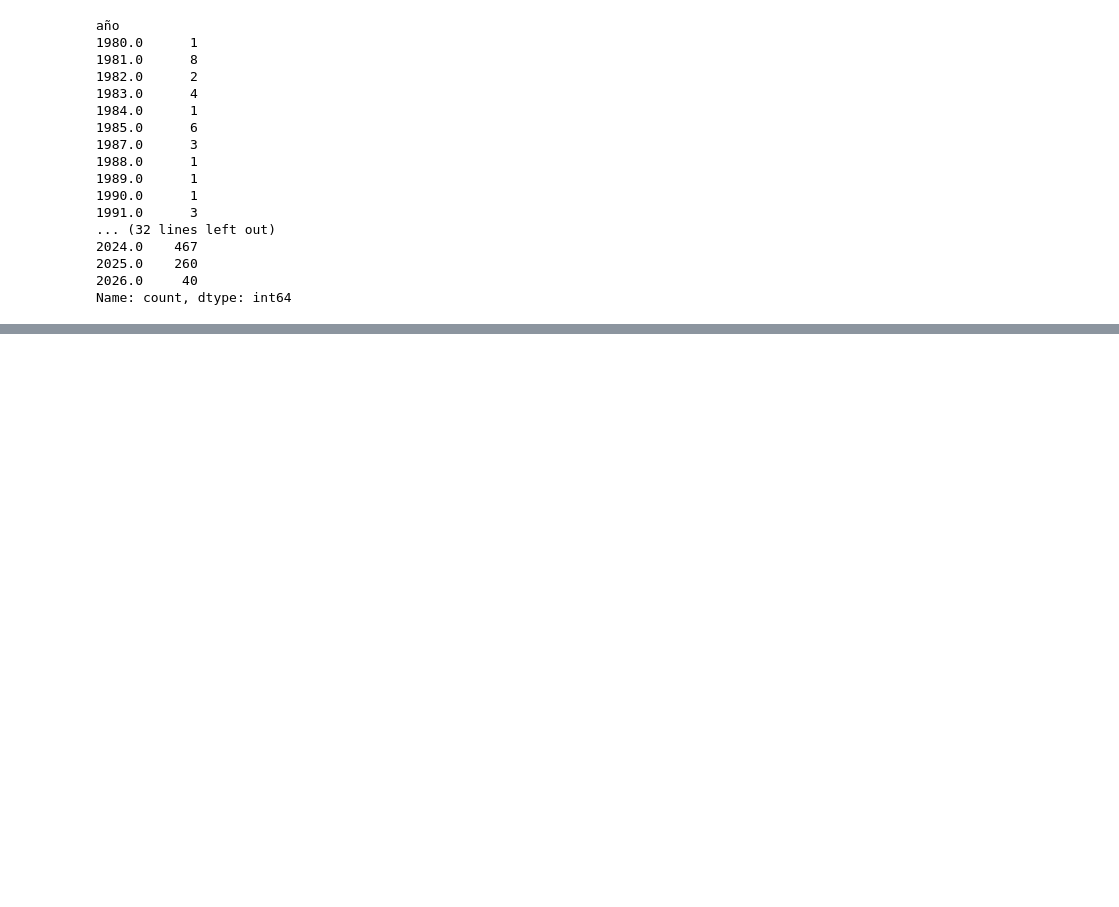
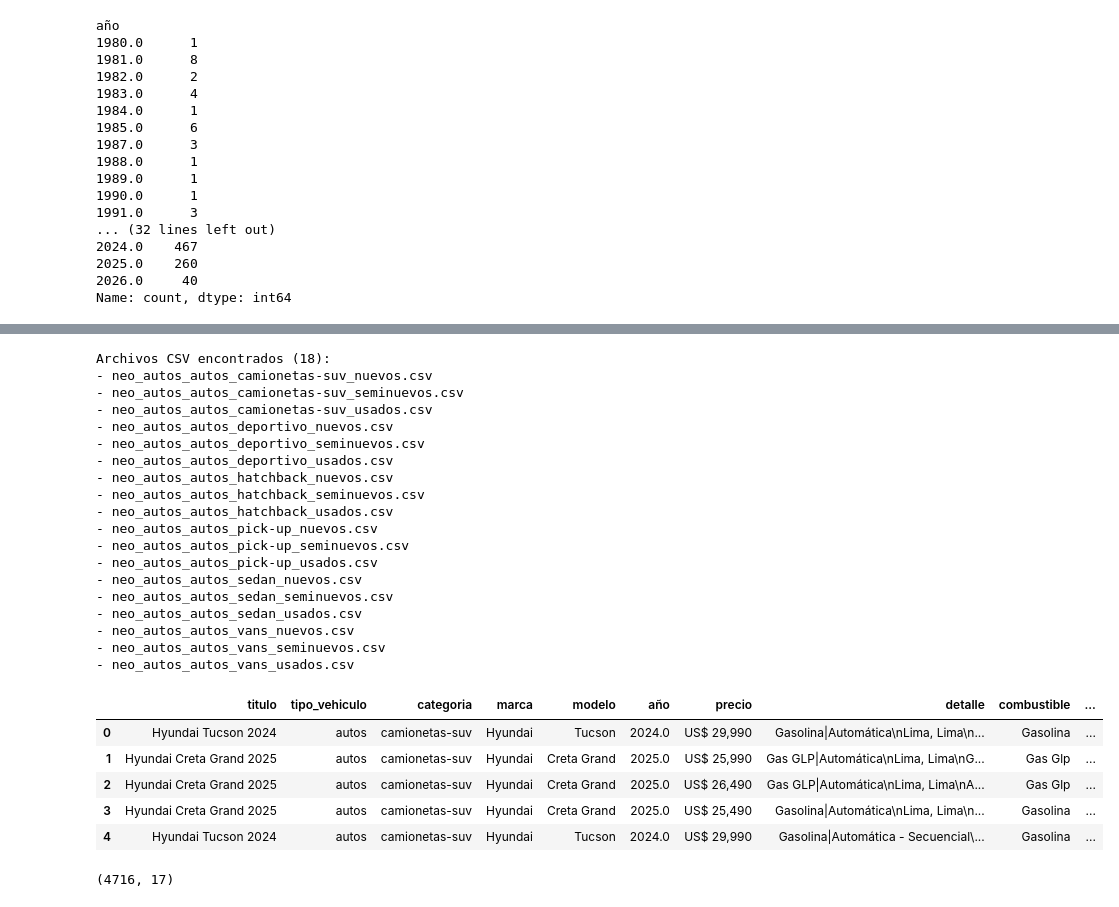
Before and after one commit to RH-007/vehiculos, a Jupyter notebook: process.ipynb, the cells around one changed output, grey strips where cells are left out. Saved outputs shown, nothing was run; the diff lists cells and outputs as text; code cells hidden in the pictures; blank space fills up the shorter version.

```diff
--- a/process.ipynb
+++ b/process.ipynb
@@ -278,0 +286,4 @@ data_final.to_excel("neo_autos.xlsx", index=False)
+# %%
+rutas = Path(rf"C:\Users\PC\Desktop\Proyectos\Proyectos_Py\7.Analisis_Autos\vehiculos\data\categoria")
+archivos_csv = list(rutas.glob('*.csv'))
+archivos_csv
@@ -278,0 +309,44 @@ data_final.to_excel("neo_autos.xlsx", index=False)
+# %%
+if not archivos_csv:
+    print(f"No se encontraron archivos CSV en la ruta: {rutas}")
+else:
+    print(f"Archivos CSV encontrados ({len(archivos_csv)}):")
+    for archivo in archivos_csv:
+        print(f"- {archivo.name}")
+
+    lista_de_dfs = [pd.read_csv(archivo, sep = "|") for archivo in archivos_csv]
+
+    df_combinado = pd.concat(lista_de_dfs, ignore_index=True)
+
+
+df_combinado.head()
+# %% [output]
+Archivos CSV encontrados (18):
+- neo_autos_autos_camionetas-suv_nuevos.csv
+- neo_autos_autos_camionetas-suv_seminuevos.csv
+- neo_autos_autos_camionetas-suv_usados.csv
+- neo_autos_autos_deportivo_nuevos.csv
+- neo_autos_autos_deportivo_seminuevos.csv
+- neo_autos_autos_deportivo_usados.csv
+- neo_autos_autos_hatchback_nuevos.csv
+- neo_autos_autos_hatchback_seminuevos.csv
+- neo_autos_autos_hatchback_usados.csv
+- neo_autos_autos_pick-up_nuevos.csv
+- neo_autos_autos_pick-up_seminuevos.csv
+- neo_autos_autos_pick-up_usados.csv
+- neo_autos_autos_sedan_nuevos.csv
+- neo_autos_autos_sedan_seminuevos.csv
+- neo_autos_autos_sedan_usados.csv
+- neo_autos_autos_vans_nuevos.csv
+- neo_autos_autos_vans_seminuevos.csv
+- neo_autos_autos_vans_usados.csv
+|  | titulo | tipo_vehiculo | categoria | marca | modelo | año | precio | detalle | combustible | ... |
+| 0 | Hyundai Tucson 2024 | autos | camionetas-suv | Hyundai | Tucson | 2024.0 | US$ 29,990 | Gasolina|Automática\nLima, Lima\n... | Gasolina | ... |
+| 1 | Hyundai Creta Grand 2025 | autos | camionetas-suv | Hyundai | Creta Grand | 2025.0 | US$ 25,990 | Gas GLP|Automática\nLima, Lima\nG... | Gas Glp | ... |
+| 2 | Hyundai Creta Grand 2025 | autos | camionetas-suv | Hyundai | Creta Grand | 2025.0 | US$ 26,490 | Gas GLP|Automática\nLima, Lima\nA... | Gas Glp | ... |
+| 3 | Hyundai Creta Grand 2025 | autos | camionetas-suv | Hyundai | Creta Grand | 2025.0 | US$ 25,490 | Gasolina|Automática\nLima, Lima\n... | Gasolina | ... |
+| 4 | Hyundai Tucson 2024 | autos | camionetas-suv | Hyundai | Tucson | 2024.0 | US$ 29,990 | Gasolina|Automática - Secuencial\... | Gasolina | ... |
+# %%
+df_combinado.shape
+# %% [output]
+(4716, 17)
```
Also changed, not shown: parts of 13 cells of this notebook, 21 other files.
